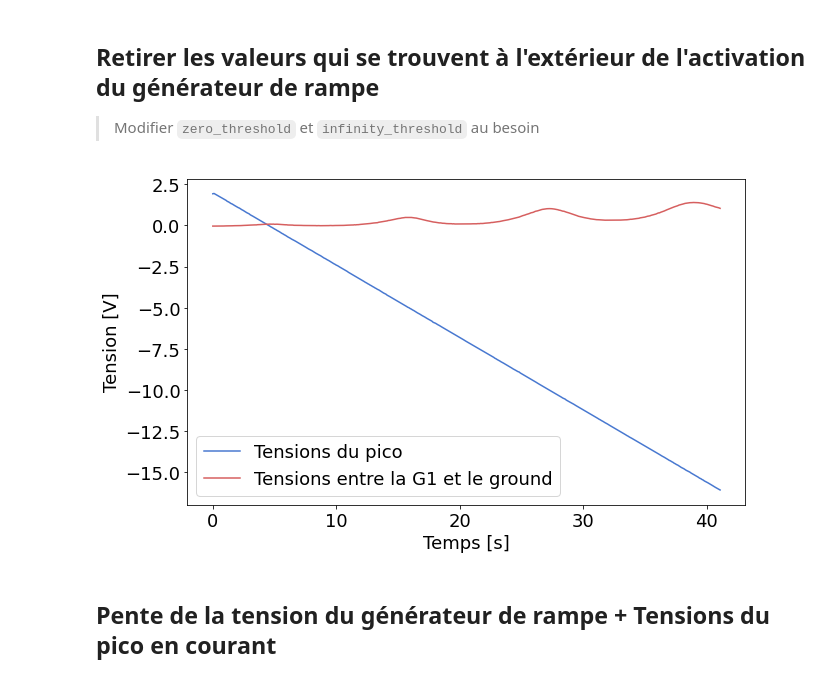
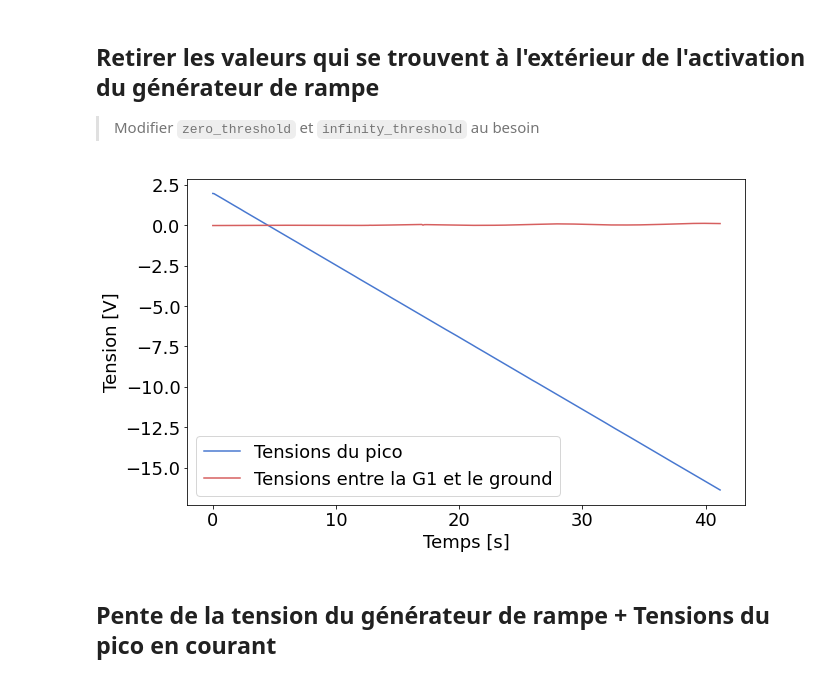
Before and after one commit to GeremyMichaud/PHY-3002-Frank-et-Hertz, a Jupyter notebook: analyse_legere_pic_simple.ipynb, the cells around one changed output. Drawn from its saved outputs; the diff is of its cells as text; code cells hidden in the pictures.

```diff
--- a/analyse_legere_pic_simple.ipynb
+++ b/analyse_legere_pic_simple.ipynb
@@ -38,7 +40,7 @@ sns.color_palette("muted")
 ## Lire le fichier des résultats et transformer les valeurs en un array numpy
 > Mettre les valeurs extraites à la place de `exemples_de_fichiers\exemple_de_donnees.csv`
 # %%
-file_name = os.path.join("exemples_de_fichiers", "exemple_de_donnees.csv")
+file_name = os.path.join("data", "Montage_B_step6.2.csv")
 valeurs_en_array = lire_csv_a_3_colonnes(file_name, 9)
 
 plt.figure(figsize=(10,6))
@@ -57,22 +59,22 @@ plt.show()
 > Modifier `zero_threshold` et `infinity_threshold` au besoin
 # %%
 valeurs_cropped_debutant_par_t0 = crop_pour_conserver_que_la_partie_avec_rampe(valeurs_en_array,
-        indice_colonne_rampe=2, zero_threshold=0.02, infinity_threshold=0.1)
+        indice_colonne_rampe=2, zero_threshold=0.05, infinity_threshold=0.1)
 
 debut = min(valeurs_cropped_debutant_par_t0[:,0])
 valeurs_cropped_debutant_par_t0[:,0]-=debut
 
 plt.figure(figsize=(10,6))
 plt.plot(valeurs_cropped_debutant_par_t0[:, 0], valeurs_cropped_debutant_par_t0[:, 2],
         label="Tensions du pico", color=palette[0])
 plt.plot(valeurs_cropped_debutant_par_t0[:, 0], valeurs_cropped_debutant_par_t0[:, 1],
         label="Tensions entre la G1 et le ground", color=palette[3])
 plt.xlabel("Temps [s]")
 plt.ylabel("Tension [V]")
 plt.legend()
 plt.show()
 # %% [output]
-[figure, old version]
+[figure, new version]
 # %% [markdown]
 ## Pente de la tension du générateur de rampe + Tensions du pico en courant
 # %%
```
Also changed, not shown: parts of 4 cells of this notebook, 9 other files.
